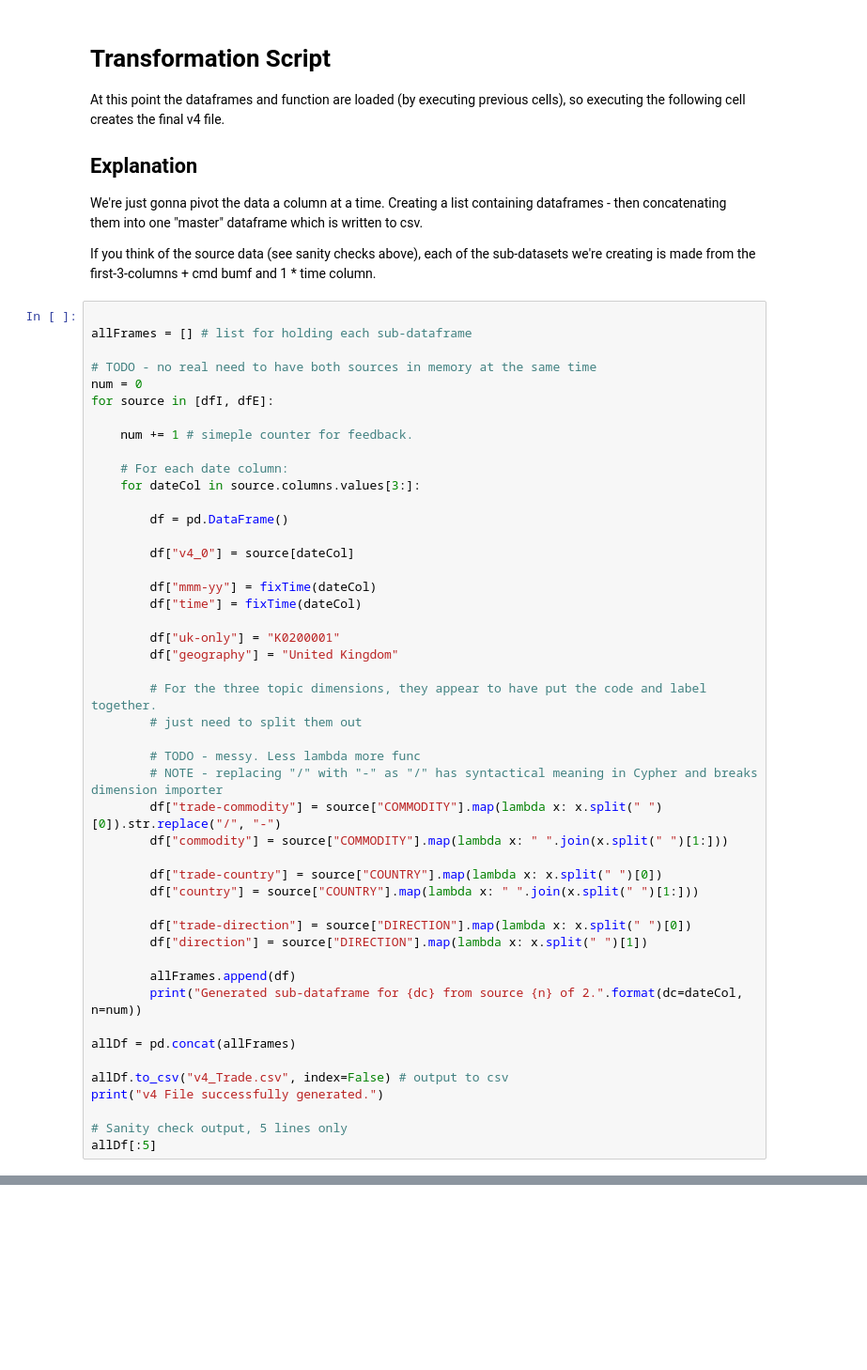
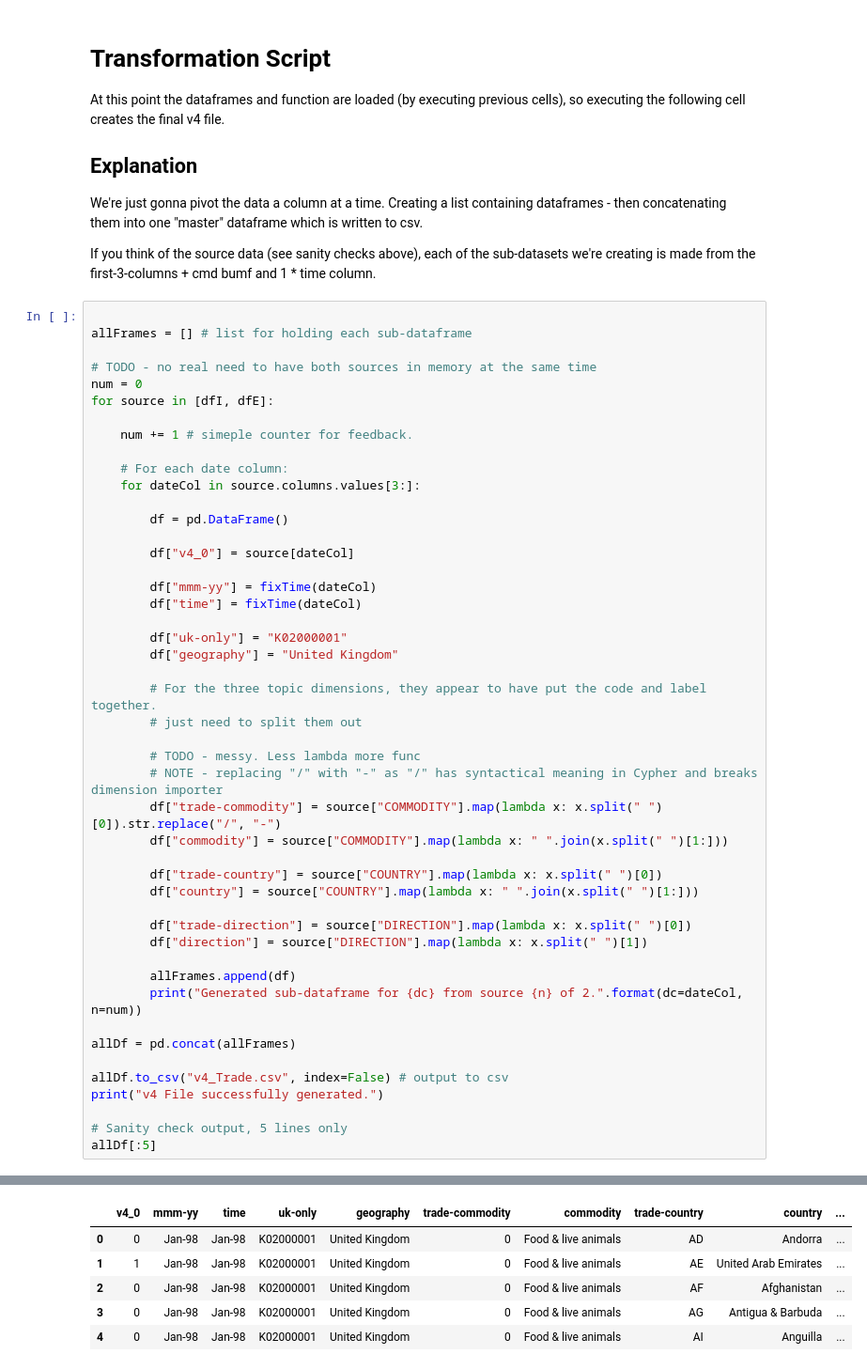
Before and after one commit to GSS-Cogs/cmd-trade, a Jupyter notebook: makeV4_trade.ipynb, the cells around one changed output, grey strips where cells are left out. Shown at 94% size. Saved outputs shown, nothing was run; the diff lists cells and outputs as text; blank space fills up the shorter version.

Commit message:
missing 0 in geography code

```diff
--- a/makeV4_trade.ipynb
+++ b/makeV4_trade.ipynb
@@ -94,7 +94,7 @@ for source in [dfI, dfE]:
         df["mmm-yy"] = fixTime(dateCol)
         df["time"] = fixTime(dateCol)
 
-        df["uk-only"] = "K0200001"
+        df["uk-only"] = "K02000001"
         df["geography"] = "United Kingdom"
 
         # For the three topic dimensions, they appear to have put the code and label together.
@@ -141,0 +142,6 @@ Generated sub-dataframe for '2018MAY' from source 2 of 2.
+|  | v4_0 | mmm-yy | time | uk-only | geography | trade-commodity | commodity | trade-country | country | ... |
+| 0 | 0 | Jan-98 | Jan-98 | K02000001 | United Kingdom | 0 | Food & live animals | AD | Andorra | ... |
+| 1 | 1 | Jan-98 | Jan-98 | K02000001 | United Kingdom | 0 | Food & live animals | AE | United Arab Emirates | ... |
+| 2 | 0 | Jan-98 | Jan-98 | K02000001 | United Kingdom | 0 | Food & live animals | AF | Afghanistan | ... |
+| 3 | 0 | Jan-98 | Jan-98 | K02000001 | United Kingdom | 0 | Food & live animals | AG | Antigua & Barbuda | ... |
+| 4 | 0 | Jan-98 | Jan-98 | K02000001 | United Kingdom | 0 | Food & live animals | AI | Anguilla | ... |
```
Also changed, not shown: parts of 1 cell of this notebook, 1 other file.
